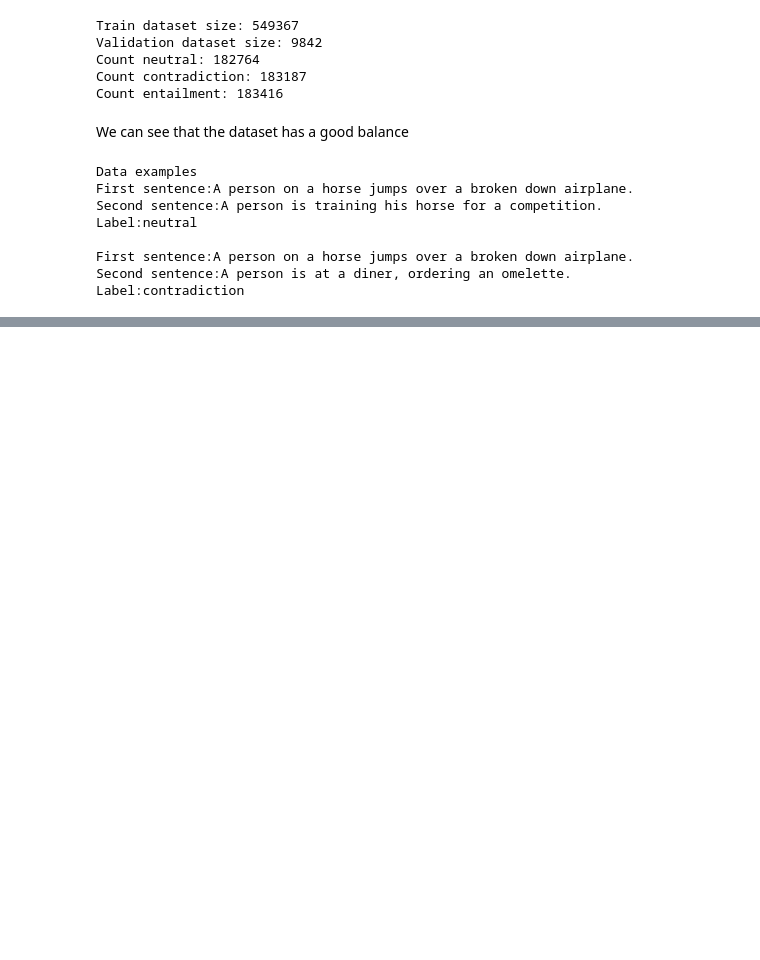
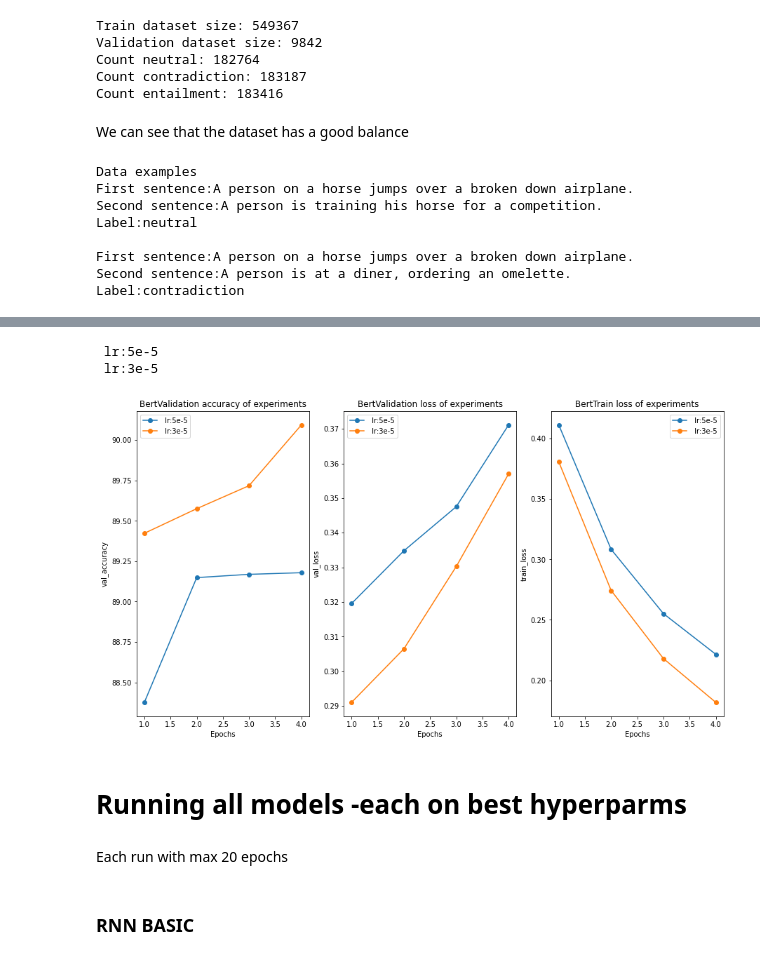
Before and after one commit to dgabsi/NLP_SLNI_PROJECT, a Jupyter notebook: SLNI_706project.ipynb, the cells around one changed output, grey strips where cells are left out. Drawn from its saved outputs; the diff is of its cells as text; code cells hidden in the pictures; blank space fills up the shorter version.

```diff
--- a/SLNI_706project.ipynb
+++ b/SLNI_706project.ipynb
@@ -191,0 +287,9 @@ utils.save_to_pickle(BERT_results_pd, './saved_models/bert_results_df.pickle')
+# %%
+
+PICKLE_TRANSFORMER_SEARH_RESULTS='./saved_models/best_models/Transformer_results_df.pickle'
+
+transformer_search_results=utils.load_from_pickle(PICKLE_TRANSFORMER_SEARH_RESULTS)
+
+utils.plot_experiments(os.path.join(MODELS_DIR, 'Transformer_hyperparams_search' + '.png'), transformer_search_results, 'Transofrmer')
+# %%
+utils.plot_train_val_loss(MODELS_DIR, Transformer_results_pd)
@@ -191,0 +310,2 @@ utils.save_to_pickle(BERT_results_pd, './saved_models/bert_results_df.pickle')
+# %%
+BERT_results_pd=main_slni.train_Bert(train_dataset, val_dataset, BERT_CONFIG_LIST, device,params.BERT_CONSTANT_CONFIG)
@@ -191,0 +359,6 @@ utils.save_to_pickle(BERT_results_pd, './saved_models/bert_results_df.pickle')
+# %%
+utils.plot_experiments(os.path.join(MODELS_DIR, 'BERT_hyperparams_search' + '.png'), BERT_results_pd, 'Bert')
+# %% [output]
+ lr:5e-5
+ lr:3e-5
+[figure, added]
@@ -191,0 +379,6 @@ utils.save_to_pickle(BERT_results_pd, './saved_models/bert_results_df.pickle')
+# %% [markdown]
+# Running all models -each on best hyperparms
+# %% [markdown]
+Each run with max 20 epochs
+# %% [markdown]
+### RNN BASIC
```
Also changed, not shown: parts of 81 cells of this notebook, 10 other files.
